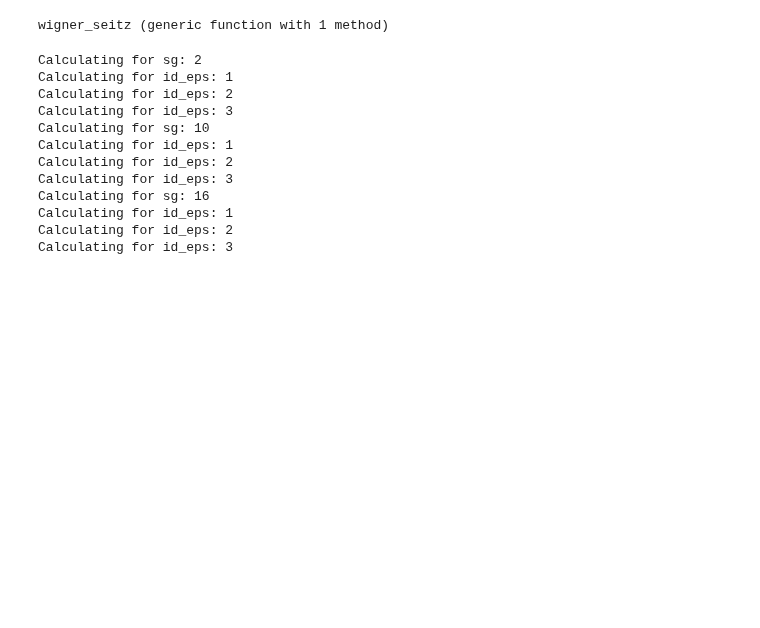
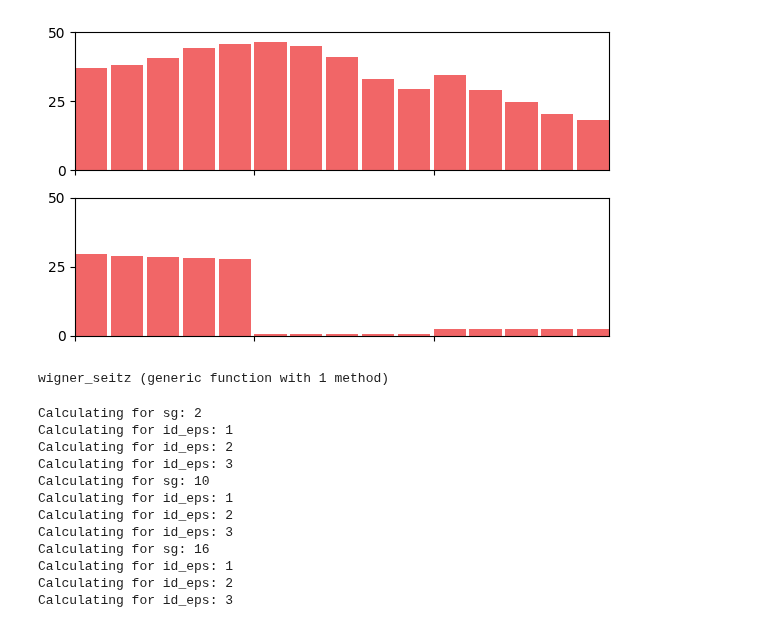
Before and after one commit to AliGhorashiCMT/Topological-Prevalence, a Jupyter notebook: Figure 2.ipynb, the cells around one changed output. Cells and saved outputs as stored; diff of their text form; code cells hidden in the pictures; blank space fills up the shorter version.

```diff
--- a/Figure 2.ipynb
+++ b/Figure 2.ipynb
@@ -11,3 +55,26 @@ plotiso (generic function with 5 methods)
+# %%
+bar_width = 0.9
+figure(figsize=(17.5*cm, 10*cm))
+subplot(2, 1, 1)
+
+fig2_stable_data = vcat([vcat([stable_count[(sg, id_eps, "te")][1] for id_eps in 1:5]...) for sg in [2, 10, 16]]...);
+bar(1:15, fig2_stable_data, color=color_stable, width=bar_width)
+ylim(0, 50)
+xticks(0.55:5:15.45, "")
+xlim(0.55, 15.45)
+yticks([0, 25, 50])
+
+subplot(2, 1, 2)
+
+fig2_stable_data = vcat([vcat([stable_count[(sg, id_eps, "tm")][1] for id_eps in 1:5]...) for sg in [2, 10, 16]]...);
+bar(1:15, fig2_stable_data, color=color_stable, width=bar_width)
+ylim(0, 50)
+xticks(0.55:5:15.45, "")
+xlim(0.55, 15.45)
+yticks([0, 25, 50]);
+#savefig("Fig2-changingeps.pdf");
+# %% [output]
+[figure, added]
 # %%
 #This is the 501x501 kmesh we use for the nodal point calculations
 #
```
Also changed, not shown: parts of 8 cells of this notebook.
